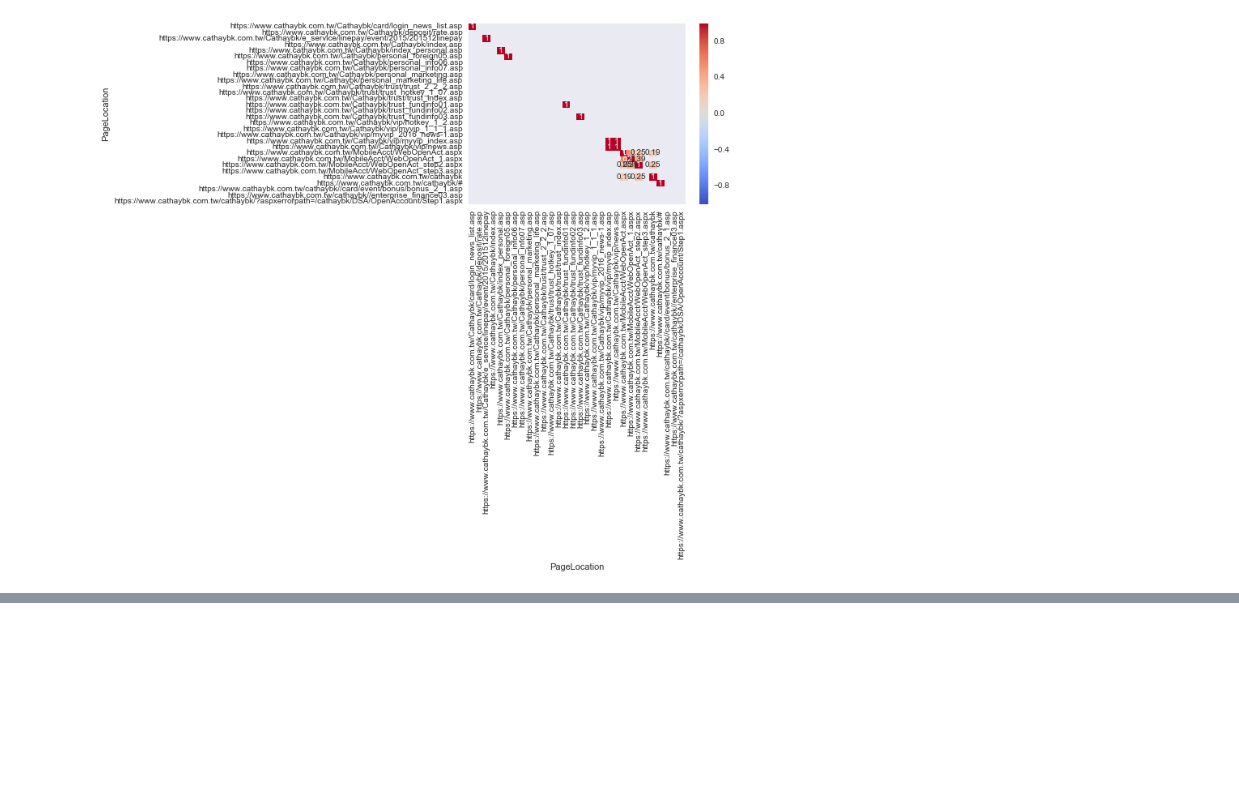
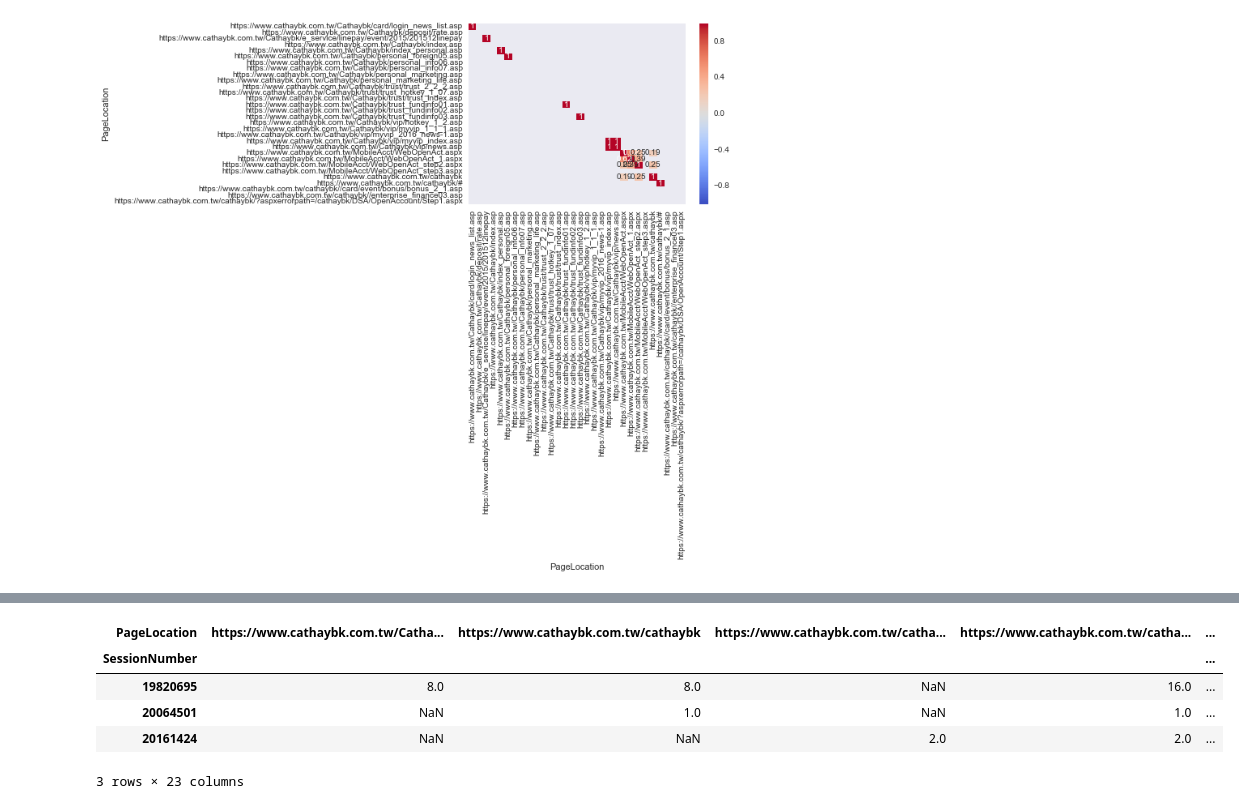
Before and after one commit to ywchiu/cathaybkpython, a Jupyter notebook: Demo20160908.ipynb, the cells around one changed output, grey strips where cells are left out. Drawn from its saved outputs; the diff is of its cells as text; code cells hidden in the pictures; blank space fills up the shorter version.

```diff
--- a/Demo20160908.ipynb
+++ b/Demo20160908.ipynb
@@ -727,0 +779,4 @@ sns.heatmap(pivoted2.corr(), annot=True, center=0, cmap='coolwarm')
+# %%
+card_merged_session = card_merged_session.reset_index('PageLocation')
+# %%
+card_merged_session.columns = ['PageLocation', 'Count']
@@ -727,0 +793,13 @@ sns.heatmap(pivoted2.corr(), annot=True, center=0, cmap='coolwarm')
+# %%
+card_merged_session  = card_merged_session.reset_index()
+# %%
+pivoted3 = card_merged_session.pivot(index='SessionNumber', columns = 'PageLocation', values = 'Count' )
+# %%
+pivoted3
+# %% [output]
+| PageLocation | https://www.cathaybk.com.tw/Catha... | https://www.cathaybk.com.tw/cathaybk | https://www.cathaybk.com.tw/catha... | https://www.cathaybk.com.tw/catha... | ... |
+| SessionNumber |  |  |  |  | ... |
+| 19820695 | 8.0 | 8.0 | NaN | 16.0 | ... |
+| 20064501 | NaN | 1.0 | NaN | 1.0 | ... |
+| 20161424 | NaN | NaN | 2.0 | 2.0 | ... |
+3 rows × 23 columns
```
Also changed, not shown: parts of 12 cells of this notebook, 2 other files.
